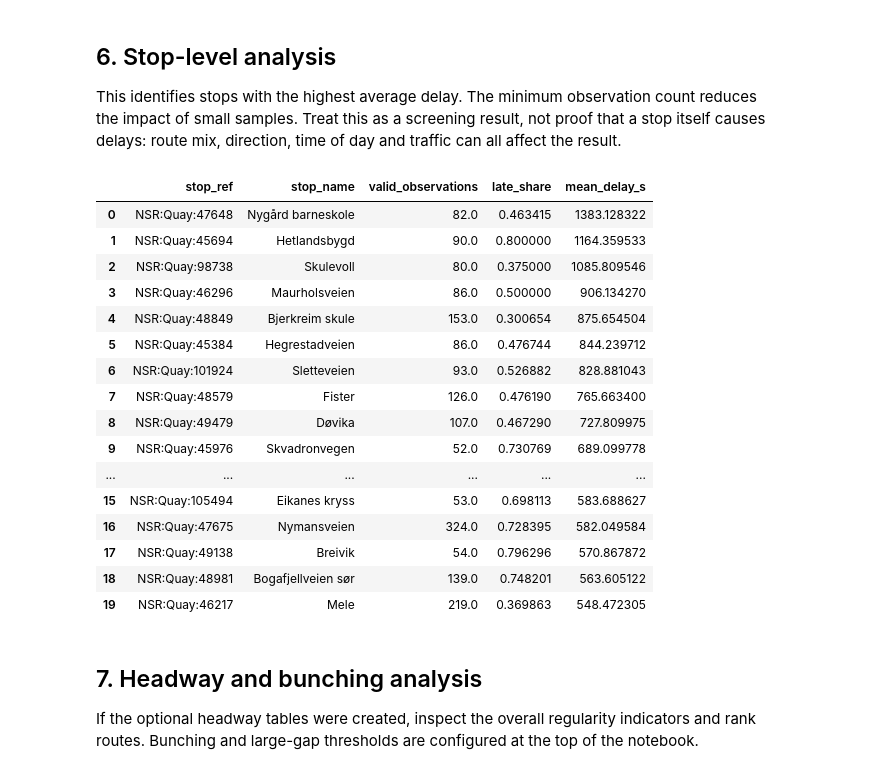
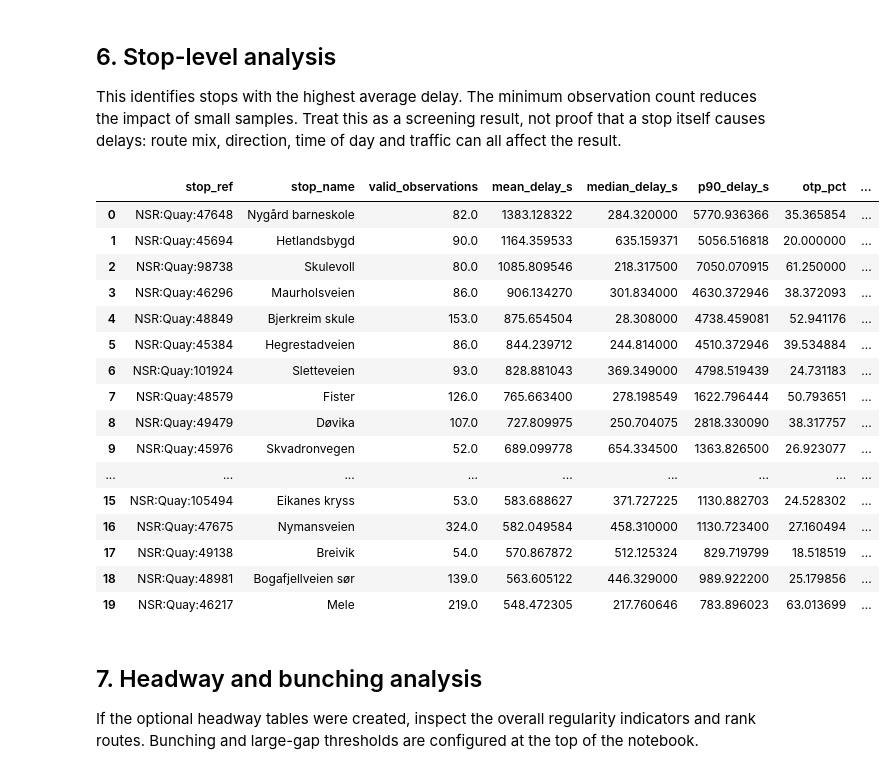
Before and after one commit to syedsakib452/Entur-Buspulse, a Jupyter notebook: analysis/notebooks/gold/build_gold_with_analysis.ipynb, the cells around one changed output. Drawn from its saved outputs; the diff is of its cells as text; code cells hidden in the pictures.

```diff
--- a/analysis/notebooks/gold/build_gold_with_analysis.ipynb
+++ b/analysis/notebooks/gold/build_gold_with_analysis.ipynb
@@ -35,18 +27,30 @@ import datetime as dt
 import duckdb
 
 # ---------------- Directory Settings ----------------
-SILVER_DIR = Path("/home/ubuntu/buspulse/tables/silver-layer")          # dated folders containing Silver parquet files
-GOLD_DIR = Path("/home/ubuntu/buspulse/tables/gold-layer")       # cleaned outputs are written here
+def discover_project_root():
+    override = os.environ.get("BUSPULSE_ROOT")
+    if override:
+        return Path(override).expanduser().resolve()
+    for candidate in (Path.cwd(), *Path.cwd().parents):
+        if (candidate / "tables" / "silver-layer").is_dir():
+            return candidate.resolve()
+    raise FileNotFoundError("Set BUSPULSE_ROOT or SILVER_DIR to locate the Silver Parquet files.")
+
+PROJECT_ROOT = discover_project_root()
+SILVER_DIR = Path(os.environ.get("SILVER_DIR", str(PROJECT_ROOT / "tables" / "silver-layer"))).expanduser().resolve()
+GOLD_DIR = Path(os.environ.get("GOLD_DIR", str(PROJECT_ROOT / "tables" / "gold-layer"))).expanduser().resolve()
+if not SILVER_DIR.is_dir():
+    raise FileNotFoundError(f"Silver input directory does not exist: {SILVER_DIR}")
 
 # ---------------- Analysis Configuration ----------------
 LOCAL_TZ = "Europe/Oslo"
-EARLY_S, LATE_S = -60, 120                       # on time: -60 <= delay_s < 120
+EARLY_S, LATE_S = -60, 300                       # production rule: -60 <= delay_s < 300
 DELAY_EDGES = [-120, -60, 0, 60, 180, 300, 600]   # delay histogram edges (s)
 TL_EDGES    = [0, 5, 10, 20, 40]                  # time-lost histogram edges (s)
 HOUR_BANDS  = {"night": (0, 5), "am_peak": (6, 8), "midday": (9, 14), "pm_peak": (15, 17), "evening": (18, 23)}
 SEG_MAX_S = 1800
 HEADWAY_MIN_S, HEADWAY_MAX_S = 120, 3600
-BUNCH_RATIO, GAP_RATIO = 0.5, 1.5
+BUNCH_RATIO, GAP_RATIO = 0.25, 2.0
 
 BAND_OF_HOUR = {h: b for b, (lo, hi) in HOUR_BANDS.items() for h in range(lo, hi + 1)}
 GOLD_DIR.mkdir(parents=True, exist_ok=True)
@@ -973,42 +1049,37 @@ display(weekday_performance)
 
 This identifies stops with the highest average delay. The minimum observation count reduces the impact of small samples. Treat this as a screening result, not proof that a stop itself causes delays: route mix, direction, time of day and traffic can all affect the result.
 # %%
-if gold_table_exists("gold_stop_cube"):
+if gold_table_exists("gold_stop_map"):
     stop_performance = gold_df("""
-        SELECT
-            s.stop_ref,
-            s.stop_name,
-            SUM(c.n_valid) AS valid_observations,
-            SUM(c.n_late)::DOUBLE / NULLIF(SUM(c.n_valid), 0) AS late_share,
-            SUM(c.sum_delay_s) / NULLIF(SUM(c.n_valid), 0) AS mean_delay_s
-        FROM gold_stop_cube c
-        LEFT JOIN dim_stop s USING (stop_ref)
-        GROUP BY s.stop_ref, s.stop_name
-        HAVING SUM(c.n_valid) >= 50
+        SELECT stop_ref, stop_name, n_valid AS valid_observations,
+               avg_delay_s AS mean_delay_s, median_delay_s, p90_delay_s,
+               100.0 * pct_on_time AS otp_pct, 100.0 * pct_late AS late_share_pct
+        FROM gold_stop_map
+        WHERE n_valid >= 50
         ORDER BY mean_delay_s DESC
         LIMIT 20
     """)
     display(stop_performance)
 else:
-    print("gold_stop_cube is not available.")
+    print("gold_stop_map is not available.")
 # %% [output]
-|  | stop_ref | stop_name | valid_observations | late_share | mean_delay_s |
-| 0 | NSR:Quay:47648 | Nygård barneskole | 82.0 | 0.463415 | 1383.128322 |
-| 1 | NSR:Quay:45694 | Hetlandsbygd | 90.0 | 0.800000 | 1164.359533 |
-| 2 | NSR:Quay:98738 | Skulevoll | 80.0 | 0.375000 | 1085.809546 |
-| 3 | NSR:Quay:46296 | Maurholsveien | 86.0 | 0.500000 | 906.134270 |
-| 4 | NSR:Quay:48849 | Bjerkreim skule | 153.0 | 0.300654 | 875.654504 |
-| 5 | NSR:Quay:45384 | Hegrestadveien | 86.0 | 0.476744 | 844.239712 |
-| 6 | NSR:Quay:101924 | Sletteveien | 93.0 | 0.526882 | 828.881043 |
-| 7 | NSR:Quay:48579 | Fister | 126.0 | 0.476190 | 765.663400 |
-| 8 | NSR:Quay:49479 | Døvika | 107.0 | 0.467290 | 727.809975 |
-| 9 | NSR:Quay:45976 | Skvadronvegen | 52.0 | 0.730769 | 689.099778 |
-| ... | ... | ... | ... | ... | ... |
-| 15 | NSR:Quay:105494 | Eikanes kryss | 53.0 | 0.698113 | 583.688627 |
-| 16 | NSR:Quay:47675 | Nymansveien | 324.0 | 0.728395 | 582.049584 |
-| 17 | NSR:Quay:49138 | Breivik | 54.0 | 0.796296 | 570.867872 |
-| 18 | NSR:Quay:48981 | Bogafjellveien sør | 139.0 | 0.748201 | 563.605122 |
-| 19 | NSR:Quay:46217 | Mele | 219.0 | 0.369863 | 548.472305 |
+|  | stop_ref | stop_name | valid_observations | mean_delay_s | median_delay_s | p90_delay_s | otp_pct | ... |
+| 0 | NSR:Quay:47648 | Nygård barneskole | 82.0 | 1383.128322 | 284.320000 | 5770.936366 | 35.365854 | ... |
+| 1 | NSR:Quay:45694 | Hetlandsbygd | 90.0 | 1164.359533 | 635.159371 | 5056.516818 | 20.000000 | ... |
+| 2 | NSR:Quay:98738 | Skulevoll | 80.0 | 1085.809546 | 218.317500 | 7050.070915 | 61.250000 | ... |
+| 3 | NSR:Quay:46296 | Maurholsveien | 86.0 | 906.134270 | 301.834000 | 4630.372946 | 38.372093 | ... |
+| 4 | NSR:Quay:48849 | Bjerkreim skule | 153.0 | 875.654504 | 28.308000 | 4738.459081 | 52.941176 | ... |
+| 5 | NSR:Quay:45384 | Hegrestadveien | 86.0 | 844.239712 | 244.814000 | 4510.372946 | 39.534884 | ... |
+| 6 | NSR:Quay:101924 | Sletteveien | 93.0 | 828.881043 | 369.349000 | 4798.519439 | 24.731183 | ... |
+| 7 | NSR:Quay:48579 | Fister | 126.0 | 765.663400 | 278.198549 | 1622.796444 | 50.793651 | ... |
+| 8 | NSR:Quay:49479 | Døvika | 107.0 | 727.809975 | 250.704075 | 2818.330090 | 38.317757 | ... |
+| 9 | NSR:Quay:45976 | Skvadronvegen | 52.0 | 689.099778 | 654.334500 | 1363.826500 | 26.923077 | ... |
+| ... | ... | ... | ... | ... | ... | ... | ... | ... |
+| 15 | NSR:Quay:105494 | Eikanes kryss | 53.0 | 583.688627 | 371.727225 | 1130.882703 | 24.528302 | ... |
+| 16 | NSR:Quay:47675 | Nymansveien | 324.0 | 582.049584 | 458.310000 | 1130.723400 | 27.160494 | ... |
+| 17 | NSR:Quay:49138 | Breivik | 54.0 | 570.867872 | 512.125324 | 829.719799 | 18.518519 | ... |
+| 18 | NSR:Quay:48981 | Bogafjellveien sør | 139.0 | 563.605122 | 446.329000 | 989.922200 | 25.179856 | ... |
+| 19 | NSR:Quay:46217 | Mele | 219.0 | 548.472305 | 217.760646 | 783.896023 | 63.013699 | ... |
 # %% [markdown]
 ## 7. Headway and bunching analysis
 
```
Also changed, not shown: parts of 22 cells of this notebook, 3 other files.
